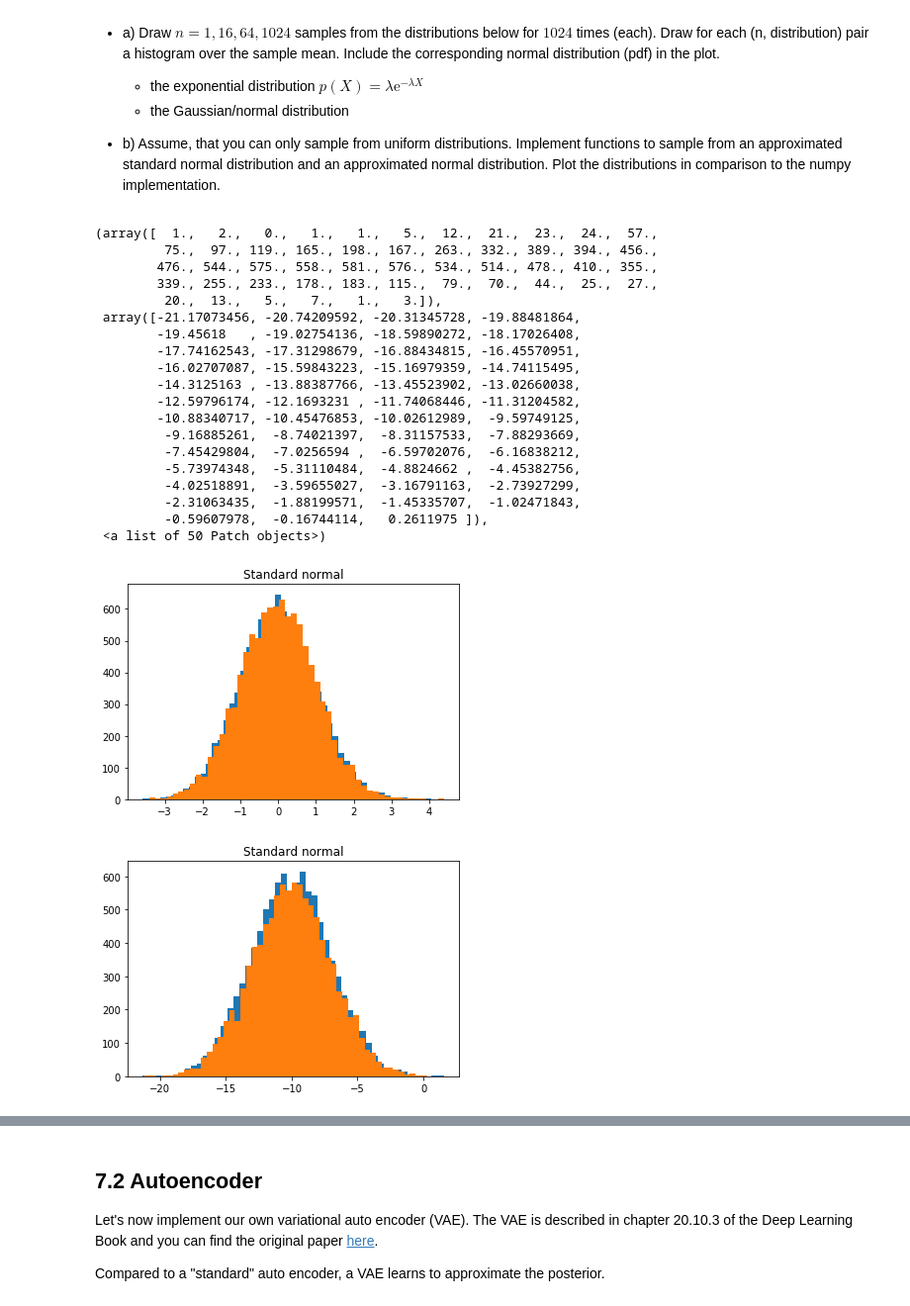
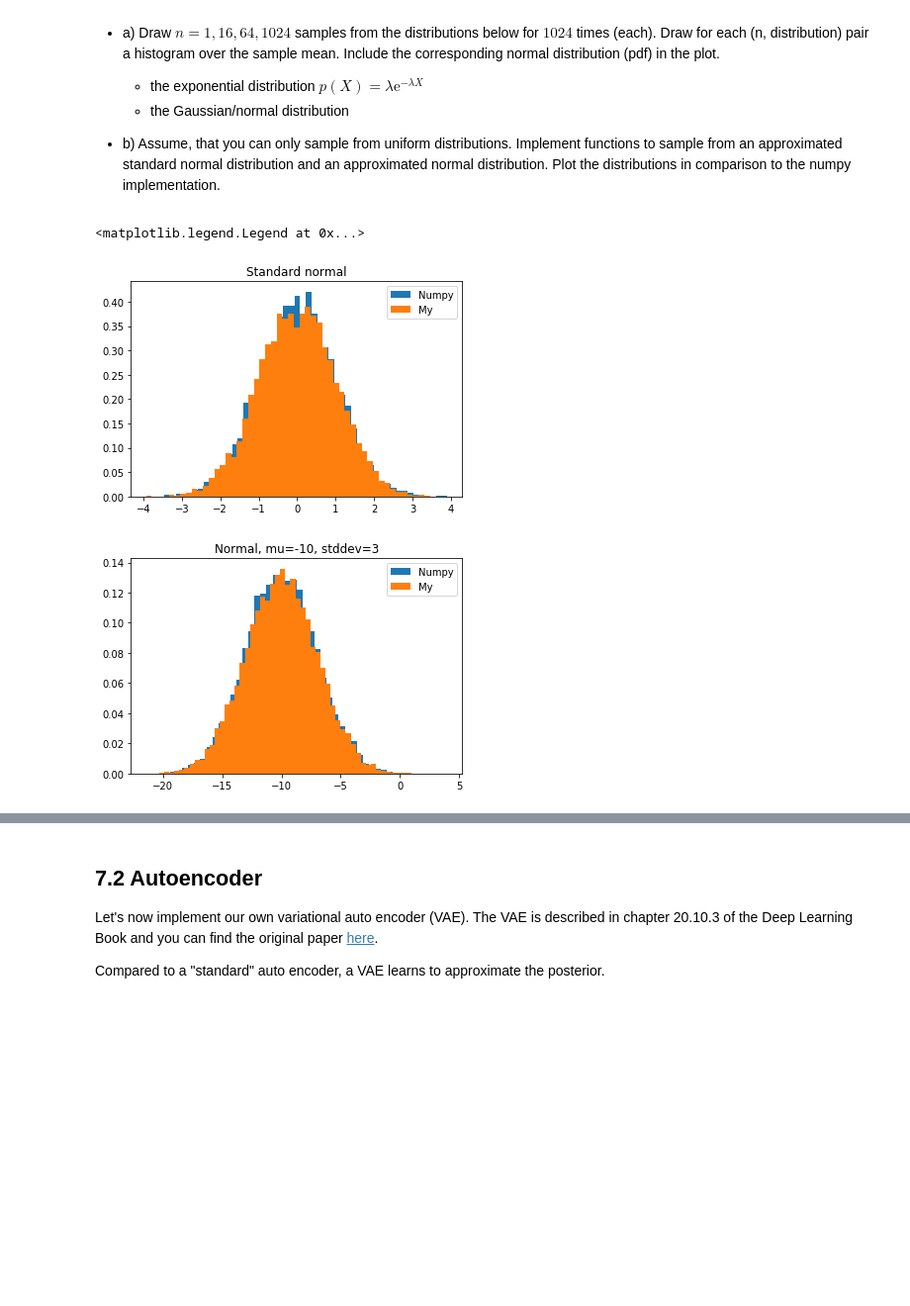
Before and after one commit to bornabesic/deep-learning-exercises, a Jupyter notebook: Exercise 7/exercise07_autoencoder.ipynb, the cells around one changed output, grey strips where cells are left out. Shown at 99% size. Cells and saved outputs as stored; diff of their text form; code cells hidden in the pictures; blank space fills up the shorter version.

```diff
--- a/Exercise 7/exercise07_autoencoder.ipynb
+++ b/Exercise 7/exercise07_autoencoder.ipynb
@@ -78,8 +80,8 @@ for n in [1, 16, 64, 1024]:
         means_norm.append(sum(np.random.normal(size=n) / n))
     plt.figure()
     plt.title(f"n = {n}")
-    plt.hist(means_exp, bins=50, label="Exponential")
-    plt.hist(means_norm, bins=50, label="Normal")
+    plt.hist(means_exp, bins=50, label="Exponential", density=True)
+    plt.hist(means_norm, bins=50, label="Normal", density=True)
     plt.legend()
 
 ## END TODO ########################
@@ -105,56 +107,40 @@ def std_normal(n_samples: int = 1) -> np.ndarray:
 
 def normal(loc: float = 0.0, scale: float = 1.0, n_samples: int = 1) -> np.ndarray:
     """ Sample from a normal distribution.
         The normal distribution is approximated via a uniform dist.
 
         loc: mean of the distribution
         scale: standard deviation spread of the distribution.
 
         n_samples: number of samples
         return:    samples. length = n_samples
     """
     ## START TODO ########################
     return [normal_uniform_sum(loc, scale) for _ in range(n_samples)]
     ## END TODO ########################
 
 
 n_samples = 10000
 bins = 20
 
 # plot histograms for standard normal with std_normal and np.random.normal
 ## START TODO ########################
 plt.figure()
 plt.title("Standard normal")
-plt.hist(std_normal(n_samples), bins=50)
-plt.hist(np.random.normal(size=n_samples), bins=50)
+plt.hist(np.random.normal(size=n_samples), bins=50, density=True, label="Numpy")
+plt.hist(std_normal(n_samples), bins=50, density=True, label="My")
+plt.legend()
 ## END TODO ########################
 
 # plot histograms for N(mean=-10, std=3) with normal and np.random.normal
 ## START TODO ########################
 plt.figure()
-plt.title("Standard normal")
-plt.hist(normal(loc=-10, scale=3, n_samples=n_samples), bins=50)
-plt.hist(np.random.normal(loc=-10, scale=3, size=n_samples), bins=50)
+plt.title("Normal, mu=-10, stddev=3")
+plt.hist(np.random.normal(loc=-10, scale=3, size=n_samples), bins=50, density=True, label="Numpy")
+plt.hist(normal(loc=-10, scale=3, n_samples=n_samples), bins=50, density=True, label="My")
+plt.legend()
 ## END TODO ########################
 # %% [output]
-(array([  1.,   2.,   0.,   1.,   1.,   5.,  12.,  21.,  23.,  24.,  57.,
-         75.,  97., 119., 165., 198., 167., 263., 332., 389., 394., 456.,
-        476., 544., 575., 558., 581., 576., 534., 514., 478., 410., 355.,
-        339., 255., 233., 178., 183., 115.,  79.,  70.,  44.,  25.,  27.,
-         20.,  13.,   5.,   7.,   1.,   3.]),
- array([-21.17073456, -20.74209592, -20.31345728, -19.88481864,
-        -19.45618   , -19.02754136, -18.59890272, -18.17026408,
-        -17.74162543, -17.31298679, -16.88434815, -16.45570951,
-        -16.02707087, -15.59843223, -15.16979359, -14.74115495,
-        -14.3125163 , -13.88387766, -13.45523902, -13.02660038,
-        -12.59796174, -12.1693231 , -11.74068446, -11.31204582,
-        -10.88340717, -10.45476853, -10.02612989,  -9.59749125,
-         -9.16885261,  -8.74021397,  -8.31157533,  -7.88293669,
-         -7.45429804,  -7.0256594 ,  -6.59702076,  -6.16838212,
-         -5.73974348,  -5.31110484,  -4.8824662 ,  -4.45382756,
-         -4.02518891,  -3.59655027,  -3.16791163,  -2.73927299,
-         -2.31063435,  -1.88199571,  -1.45335707,  -1.02471843,
-         -0.59607978,  -0.16744114,   0.2611975 ]),
- <a list of 50 Patch objects>)
+<matplotlib.legend.Legend at 0x...>
-[figure, old version]
+[figure, new version]
-[figure, old version]
+[figure, new version]
```
Also changed, not shown: parts of 13 cells of this notebook.
